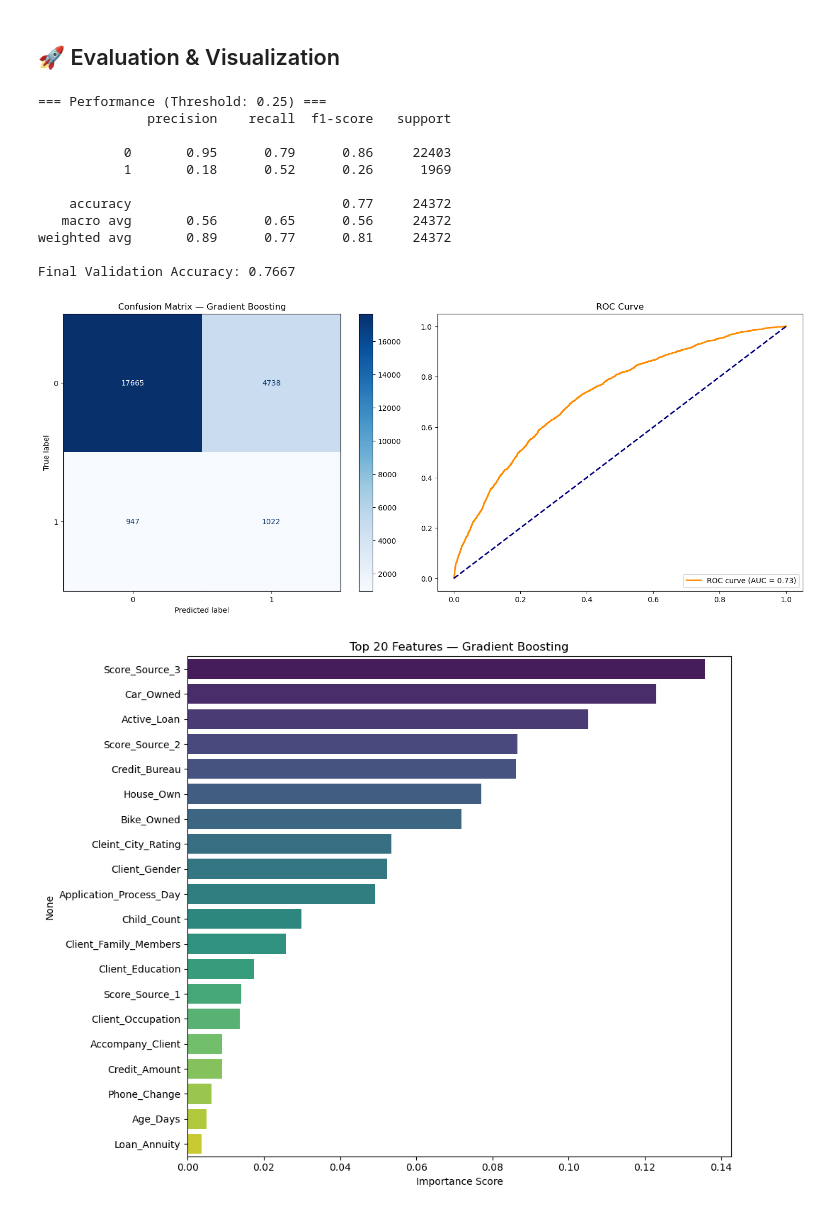
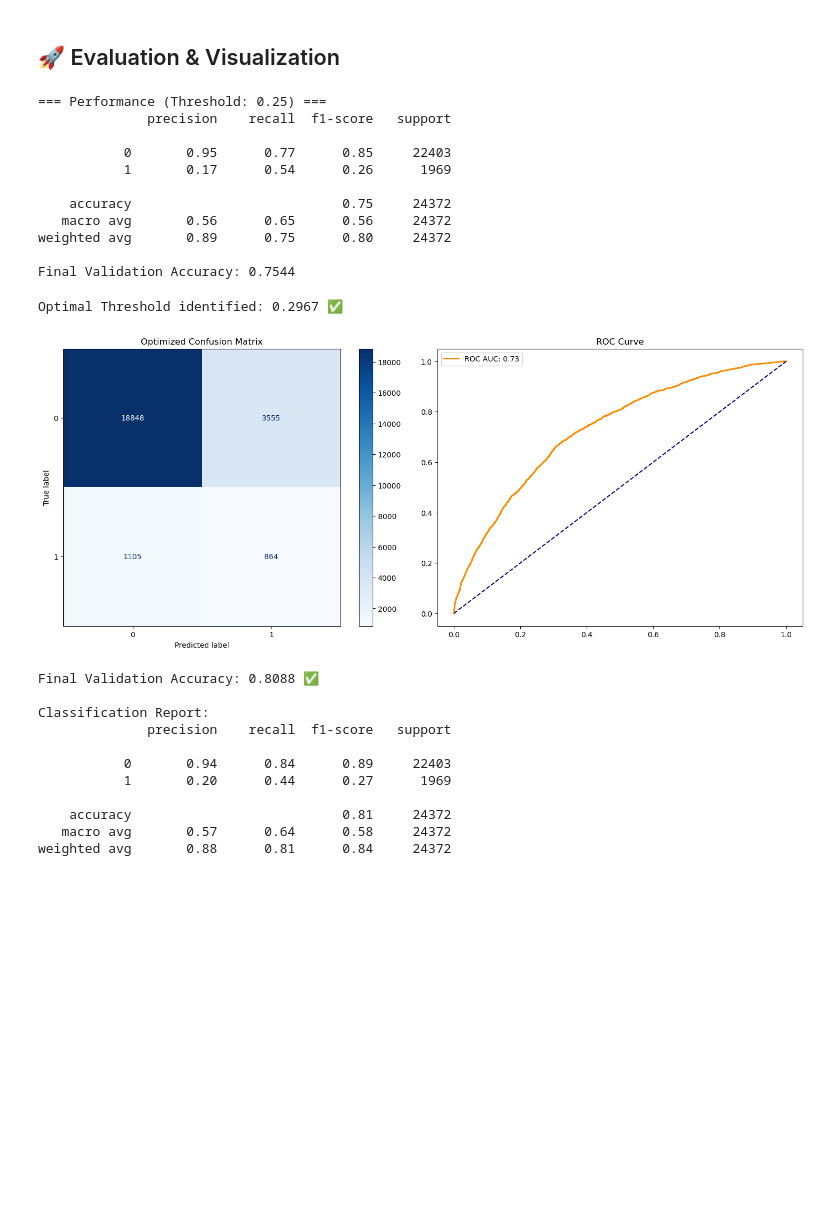
Before and after one commit to thakshilaCodes/ML-Assignment, a Jupyter notebook: notebooks/gradient_boosting/GradientBoosting_LoanPulse.ipynb, the cells around one changed output. Drawn from its saved outputs; the diff is of its cells as text; code cells hidden in the pictures; blank space fills up the shorter version.

```diff
--- a/notebooks/gradient_boosting/GradientBoosting_LoanPulse.ipynb
+++ b/notebooks/gradient_boosting/GradientBoosting_LoanPulse.ipynb
@@ -157,11 +146,11 @@ Running Cross-Validation...
 # %%
 
 # Final Fit
-gb_model.fit(X_res, y_res)
+best_gb.fit(X_res, y_res)
 
 # Probability threshold tuning (Crucial for imbalanced data)
 # We aim for accuracy > 75% while keeping decent recall
-y_prob = gb_model.predict_proba(X_val)[:, 1]
+y_prob = best_gb.predict_proba(X_val)[:, 1]
 threshold = 0.25
 y_pred = (y_prob >= threshold).astype(int)
 
@@ -173,44 +162,62 @@ print(f"Final Validation Accuracy: {accuracy_score(y_val, y_pred):.4f}")
 === Performance (Threshold: 0.25) ===
               precision    recall  f1-score   support
 
-           0       0.95      0.79      0.86     22403
-           1       0.18      0.52      0.26      1969
+           0       0.95      0.77      0.85     22403
+           1       0.17      0.54      0.26      1969
 
-    accuracy                           0.77     24372
+    accuracy                           0.75     24372
    macro avg       0.56      0.65      0.56     24372
-weighted avg       0.89      0.77      0.81     24372
+weighted avg       0.89      0.75      0.80     24372
 
-Final Validation Accuracy: 0.7667
+Final Validation Accuracy: 0.7544
+# %%
+# Get probabilities for the validation set
+y_prob = best_gb.predict_proba(X_val)[:, 1]
+
+# Generate Precision-Recall curve values
+precisions, recalls, thresholds = precision_recall_curve(y_val, y_prob)
+
+# Calculate F1-score for each threshold to find the 'Sweet Spot'
+f1_scores = 2 * (precisions * recalls) / (precisions + recalls + 1e-10)
+best_threshold = thresholds[np.argmax(f1_scores)]
+
+print(f"Optimal Threshold identified: {best_threshold:.4f} ✅")
+
+# Apply optimized threshold for final predictions
+y_pred = (y_prob >= best_threshold).astype(int)
+# %% [output]
+Optimal Threshold identified: 0.2967 ✅
 # %%
-
-# ─── Visualisations ──────────────────────────────────────────────────────────
 fig, axes = plt.subplots(1, 2, figsize=(15, 6))
 
-# 1. Confusion Matrix
+# 1. Optimized Confusion Matrix
 ConfusionMatrixDisplay.from_predictions(y_val, y_pred, cmap="Blues", ax=axes[0])
-axes[0].set_title("Confusion Matrix — Gradient Boosting")
+axes[0].set_title("Optimized Confusion Matrix")
 
 # 2. ROC Curve
 fpr, tpr, _ = roc_curve(y_val, y_prob)
-axes[1].plot(fpr, tpr, color='darkorange', lw=2, label=f'ROC curve (AUC = {roc_auc_score(y_val, y_prob):.2f})')
-axes[1].plot([0, 1], [0, 1], color='navy', lw=2, linestyle='--')
+axes[1].plot(fpr, tpr, color='darkorange', lw=2, label=f'ROC AUC: {roc_auc_score(y_val, y_prob):.2f}')
+axes[1].plot([0, 1], [0, 1], color='navy', linestyle='--')
 axes[1].set_title("ROC Curve")
-axes[1].legend(loc="lower right")
+axes[1].legend()
 
 plt.tight_layout()
-plt.savefig(METRICS_DIR / "evaluation_plots.png")
+plt.show()
 
-# 3. Top-20 Feature Importances
-plt.figure(figsize=(10, 8))
-feat_imp = pd.Series(gb_model.feature_importances_, index=X.columns).sort_values(ascending=False).head(20)
-sns.barplot(x=feat_imp.values, y=feat_imp.index, palette="viridis")
-plt.title("Top 20 Features — Gradient Boosting")
-plt.xlabel("Importance Score")
-plt.tight_layout()
-plt.savefig(METRICS_DIR / "feature_importance.png")
-
-plt.show()
+print(f"Final Validation Accuracy: {accuracy_score(y_val, y_pred):.4f} ✅")
+print("\nClassification Report:")
+print(classification_report(y_val, y_pred))
 # %% [output]
-[figure, old version]
+[figure, new version]
-[figure, removed]
+Final Validation Accuracy: 0.8088 ✅
+
+Classification Report:
+              precision    recall  f1-score   support
+
+           0       0.94      0.84      0.89     22403
+           1       0.20      0.44      0.27      1969
+
+    accuracy                           0.81     24372
+   macro avg       0.57      0.64      0.58     24372
+weighted avg       0.88      0.81      0.84     24372
 # %%
```
Also changed, not shown: parts of 10 cells of this notebook, 9 other files.
